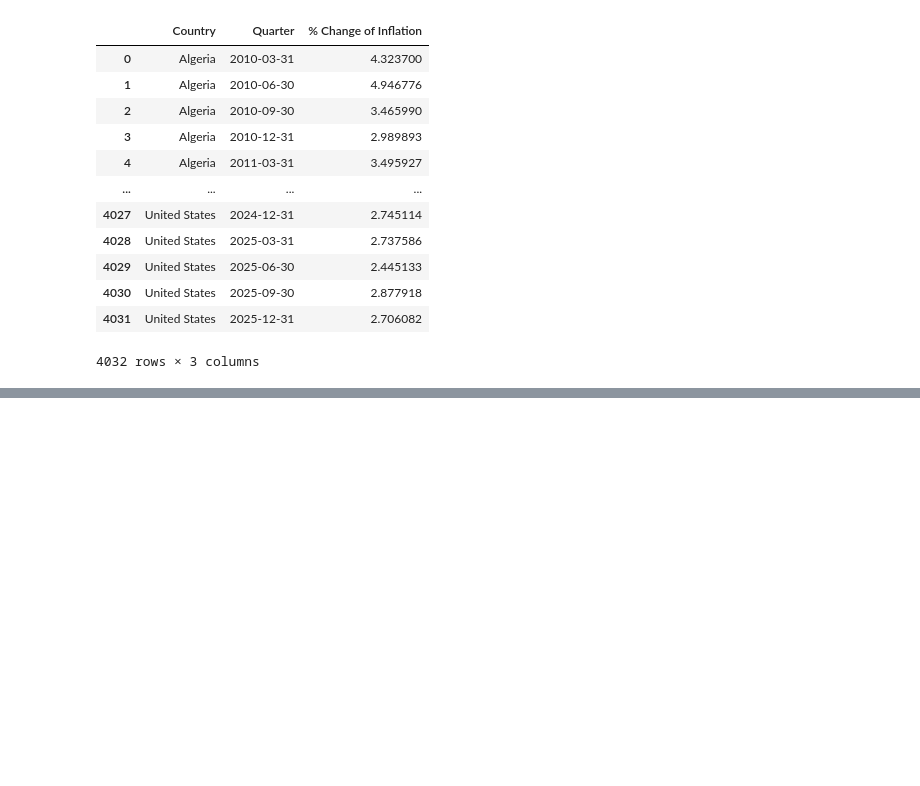
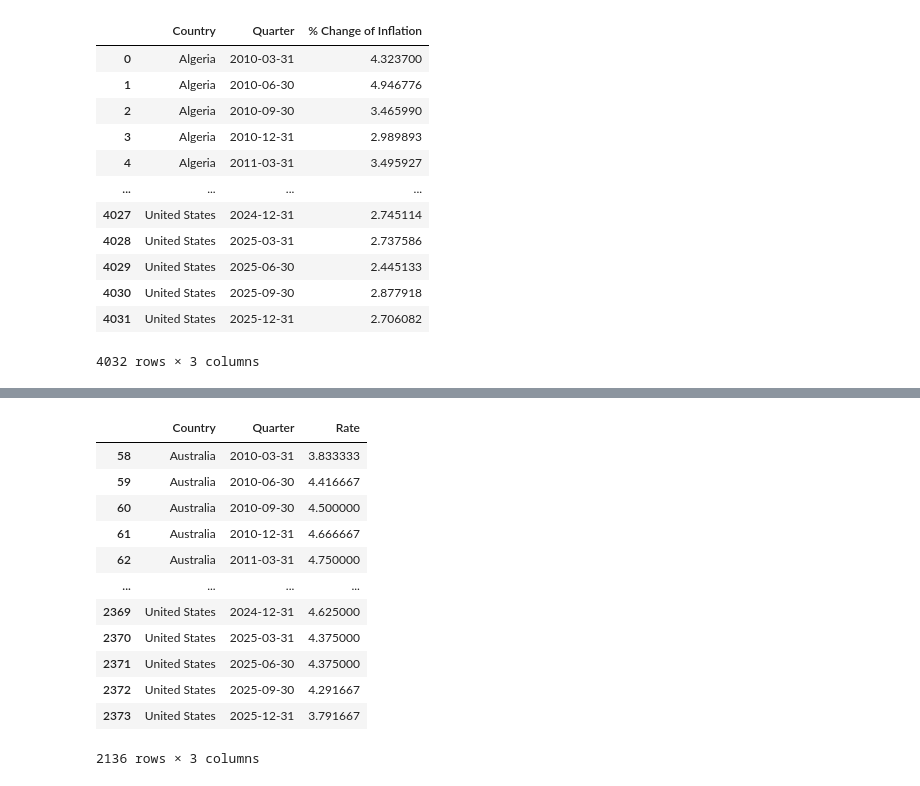
Before and after one commit to SiyanaVel19/Final_project_SU_2026, a Jupyter notebook: Project_housing_2.ipynb, the cells around one changed output, grey strips where cells are left out. Drawn from its saved outputs; the diff is of its cells as text; code cells hidden in the pictures; blank space fills up the shorter version.

```diff
--- a/Project_housing_2.ipynb
+++ b/Project_housing_2.ipynb
@@ -762,0 +756,18 @@ CP_final
+# %%
+CBPR_final = CBPR_final[CBPR_final['Country'].isin(Countries_observed)].copy()
+# %%
+CBPR_final
+# %% [output]
+|  | Country | Quarter | Rate |
+| 58 | Australia | 2010-03-31 | 3.833333 |
+| 59 | Australia | 2010-06-30 | 4.416667 |
+| 60 | Australia | 2010-09-30 | 4.500000 |
+| 61 | Australia | 2010-12-31 | 4.666667 |
+| 62 | Australia | 2011-03-31 | 4.750000 |
+| ... | ... | ... | ... |
+| 2369 | United States | 2024-12-31 | 4.625000 |
+| 2370 | United States | 2025-03-31 | 4.375000 |
+| 2371 | United States | 2025-06-30 | 4.375000 |
+| 2372 | United States | 2025-09-30 | 4.291667 |
+| 2373 | United States | 2025-12-31 | 3.791667 |
+2136 rows × 3 columns
```
Also changed, not shown: parts of 23 cells of this notebook.
